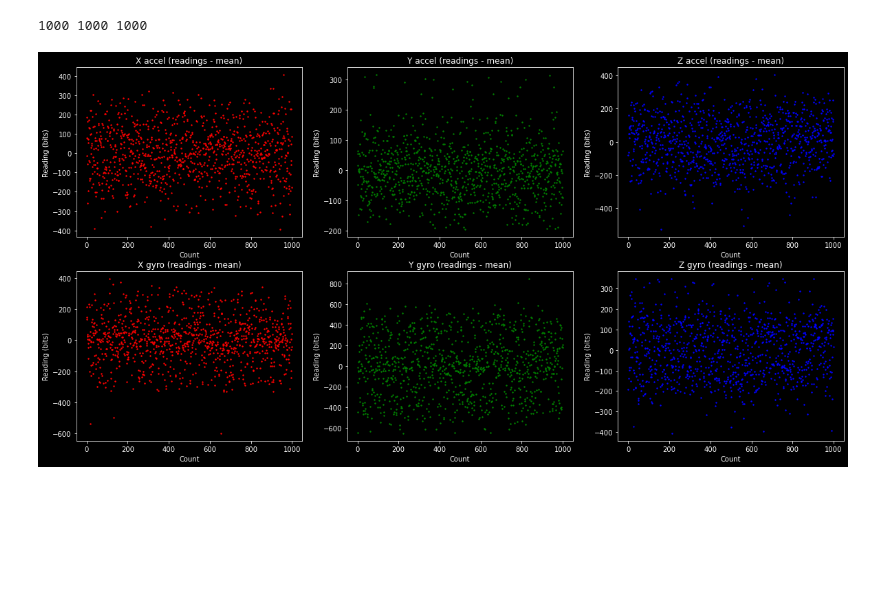
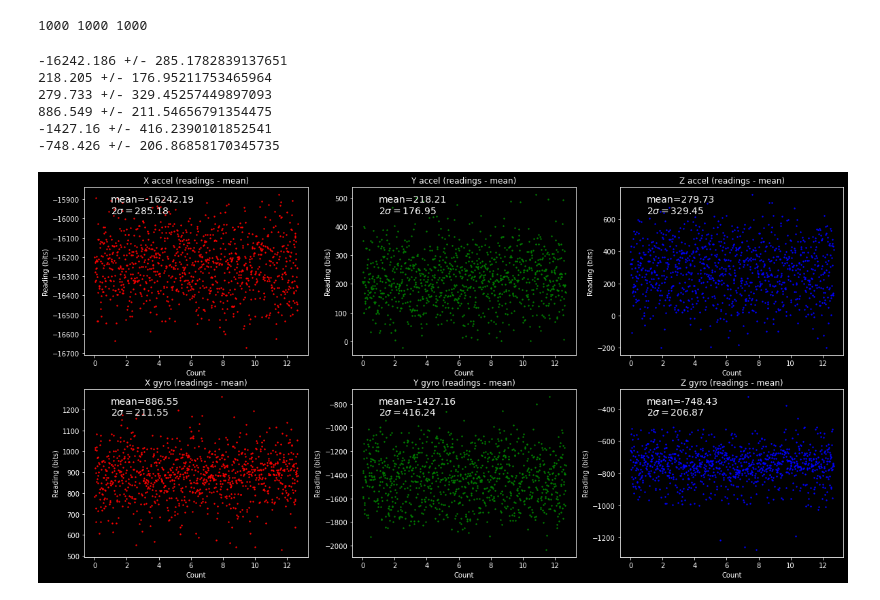
Before and after one commit to max-hanrahan/Pendulum-Calibration-Analysis, a Jupyter notebook: analysis_test_code.ipynb, the cells around one changed output. Saved outputs shown, nothing was run; the diff lists cells and outputs as text; code cells hidden in the pictures; blank space fills up the shorter version.

Commit message:
Now prints 2sigma instead of 1sigma

```diff
--- a/analysis_test_code.ipynb
+++ b/analysis_test_code.ipynb
@@ -13,16 +13,5 @@ path to file:  C:\Users\mhanr\Desktop\Actual Life\first_try.txt
 # %%
 # turn all the data into numpy arrays
-# there is likely a much faster way to do this but I don't care (yet)
-all_data = np.genfromtxt(path, delimiter = ' ', skip_footer = 0)
-
-# for some reason count = all_data[:,0] reads it as a list of nan's
-# so I'm just using arange to avoid that
-count = np.arange(0,1000, 1)
-timestamp = all_data[:,1]
-x_accel_bits = all_data[:,2]
-y_accel_bits = all_data[:,3]
-z_accel_bits = all_data[:,4]
-x_gyro_bits = all_data[:,5]
-y_gyro_bits = all_data[:,6]
-z_gyro_bits = all_data[:,7]
+names = 'count, timestamp, x_accel, y_accel, z_accel, x_gyro, y_gyro, z_gyro'
+all_data = np.genfromtxt(path, names = names, skip_footer = 1)
 # %%
@@ -37,25 +25,46 @@ print(count.size, x_a_resid.size, z_g_resid.size)
 # %% [output]
 1000 1000 1000
 # %%
-# now make the plots
+# now make the plots of acceleration in bits
 fig, ax = plt.subplots(2,3, figsize = (20,10))
-ax[0,0].scatter(count, x_a_resid, c = 'r', s= 2)
-ax[0,1].scatter(count, y_a_resid, c = 'g', s= 2)
-ax[0,2].scatter(count, z_a_resid, c = 'b', s= 2)
+ax[0,0].scatter(all_data['timestamp'], all_data['x_accel'], c = 'r', s= 2)
+ax[0,1].scatter(all_data['timestamp'], all_data['y_accel'], c = 'g', s= 2)
+ax[0,2].scatter(all_data['timestamp'], all_data['z_accel'], c = 'b', s= 2)
 
-ax[1,0].scatter(count, x_g_resid, c = 'r', s = 2)
-ax[1,1].scatter(count, y_g_resid, c = 'g', s = 2)
-ax[1,2].scatter(count, z_g_resid, c = 'b', s = 2)
+ax[1,0].scatter(all_data['timestamp'], all_data['x_gyro'], c = 'r', s = 2)
+ax[1,1].scatter(all_data['timestamp'], all_data['y_gyro'], c = 'g', s = 2)
+ax[1,2].scatter(all_data['timestamp'], all_data['z_gyro'], c = 'b', s = 2)
 
 ax[0,0].set_title('X accel (readings - mean)')
 ax[0,1].set_title('Y accel (readings - mean)')
 ax[0,2].set_title('Z accel (readings - mean)')
 
 ax[1,0].set_title('X gyro (readings - mean)')
 ax[1,1].set_title('Y gyro (readings - mean)')
 ax[1,2].set_title('Z gyro (readings - mean)')
 
 for x in ax.flat:
     x.set(xlabel='Count', ylabel='Reading (bits)')
+
+accel_list = [all_data['x_accel'], all_data['y_accel'], all_data['z_accel']]
+gyro_list = [all_data['x_gyro'], all_data['y_gyro'], all_data['z_gyro']]
+
+accel_lists = [accel_list, gyro_list]
+
+for x in range(len(accel_lists)):
+    for i in range(len(accel_list)):
+        textstr = '\n'.join((
+        r'mean=%.2f' % (np.average(accel_lists[x][i])),
+        r'$2\sigma=%.2f$' % (2*np.std(accel_lists[x][i]), )))
+        ax[x,i].text(1, np.max(accel_lists[x][i]), textstr, fontsize=14,
+        verticalalignment='top')
+        # print values if desired
+        print(np.average(accel_lists[x][i]), '+/-', str(2*np.std(accel_lists[x][i])))
 # %% [output]
+-16242.186 +/- 285.1782839137651
+218.205 +/- 176.95211753465964
+279.733 +/- 329.45257449897093
+886.549 +/- 211.54656791354475
+-1427.16 +/- 416.2390101852541
+-748.426 +/- 206.86858170345735
-[figure, old version]
+[figure, new version]
```
Also changed, not shown: parts of 2 cells of this notebook.
